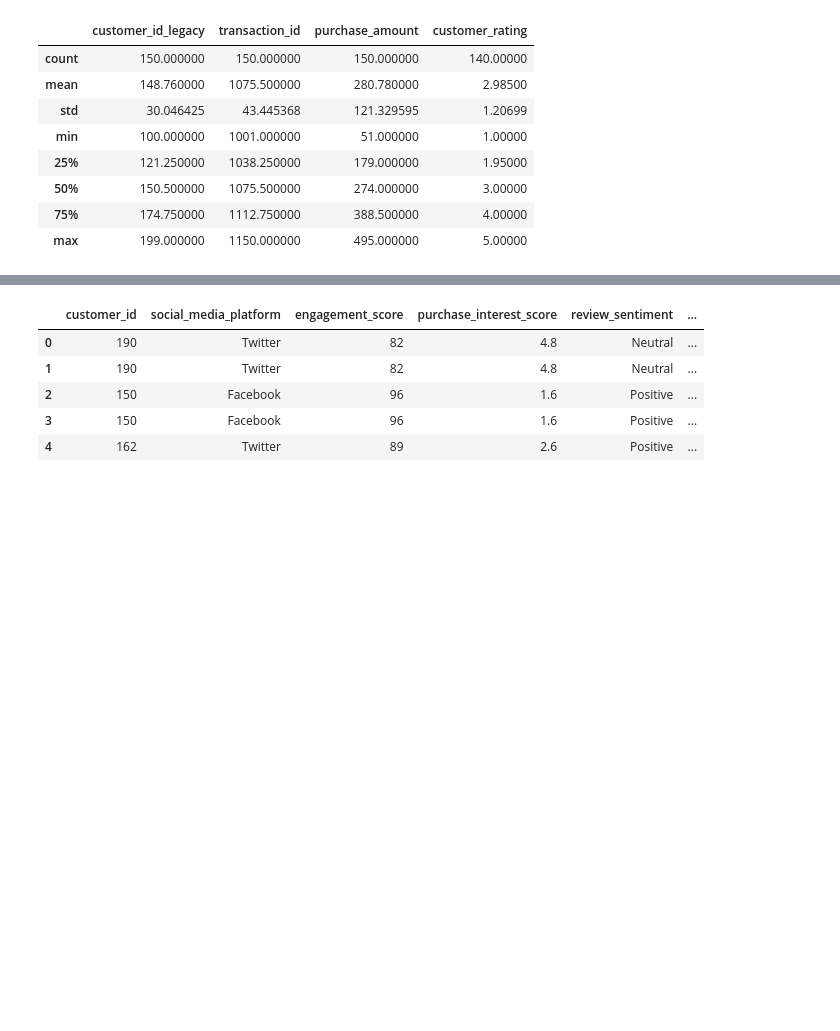
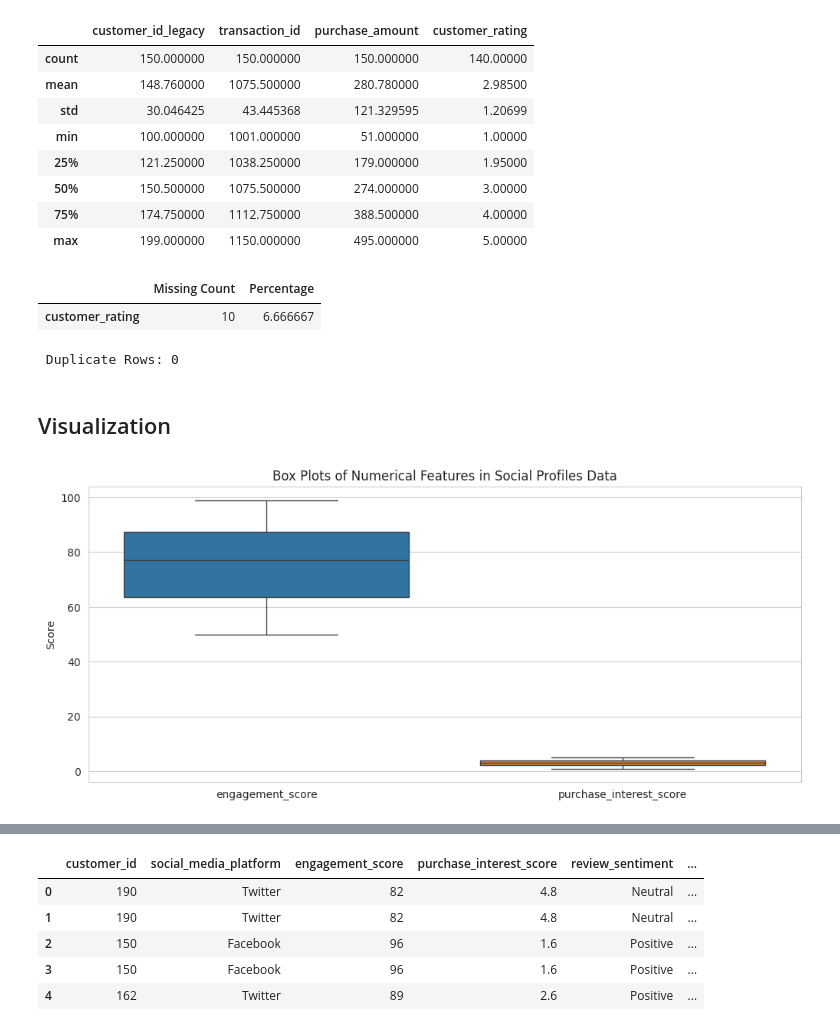
Before and after one commit to DavBelM/Multimodal_Data_Preprocessing, a Jupyter notebook: Formative2.ipynb, the cells around one changed output, grey strips where cells are left out. Saved outputs shown, nothing was run; the diff lists cells and outputs as text; code cells hidden in the pictures; blank space fills up the shorter version.

```diff
--- a/Formative2.ipynb
+++ b/Formative2.ipynb
@@ -6,0 +15,8 @@ from sklearn.preprocessing import LabelEncoder, StandardScaler
+# %%
+# Display settings
+pd.set_option('display.max_columns', None)
+pd.set_option('display.max_rows', 100)
+
+# Plotting style
+sns.set_style('whitegrid')
+plt.rcParams['figure.figsize'] = (12, 6)
@@ -86,3 +125,28 @@ transactions.describe()
 | 50% | 150.500000 | 1075.500000 | 274.000000 | 3.00000 |
 | 75% | 174.750000 | 1112.750000 | 388.500000 | 4.00000 |
 | max | 199.000000 | 1150.000000 | 495.000000 | 5.00000 |
+# %%
+missing_trans = transactions.isnull().sum()
+missing_trans_pct = (missing_trans / len(transactions)) * 100
+missing_info = pd.DataFrame({
+    'Missing Count': missing_trans,
+    'Percentage': missing_trans_pct
+})
+display(missing_info[missing_info['Missing Count'] > 0])
+# %% [output]
+|  | Missing Count | Percentage |
+| customer_rating | 10 | 6.666667 |
+# %%
+print(f"\n Duplicate Rows: {transactions.duplicated().sum()}")
+# %% [output]
+ Duplicate Rows: 0
+# %% [markdown]
+## Visualization
+# %%
+plt.figure(figsize=(12, 5))
+sns.boxplot(data=social[['engagement_score', 'purchase_interest_score']])
+plt.title('Box Plots of Numerical Features in Social Profiles Data')
+plt.ylabel('Score')
+plt.show()
+# %% [output]
+[figure, added]
```
Also changed, not shown: parts of 23 cells of this notebook.
